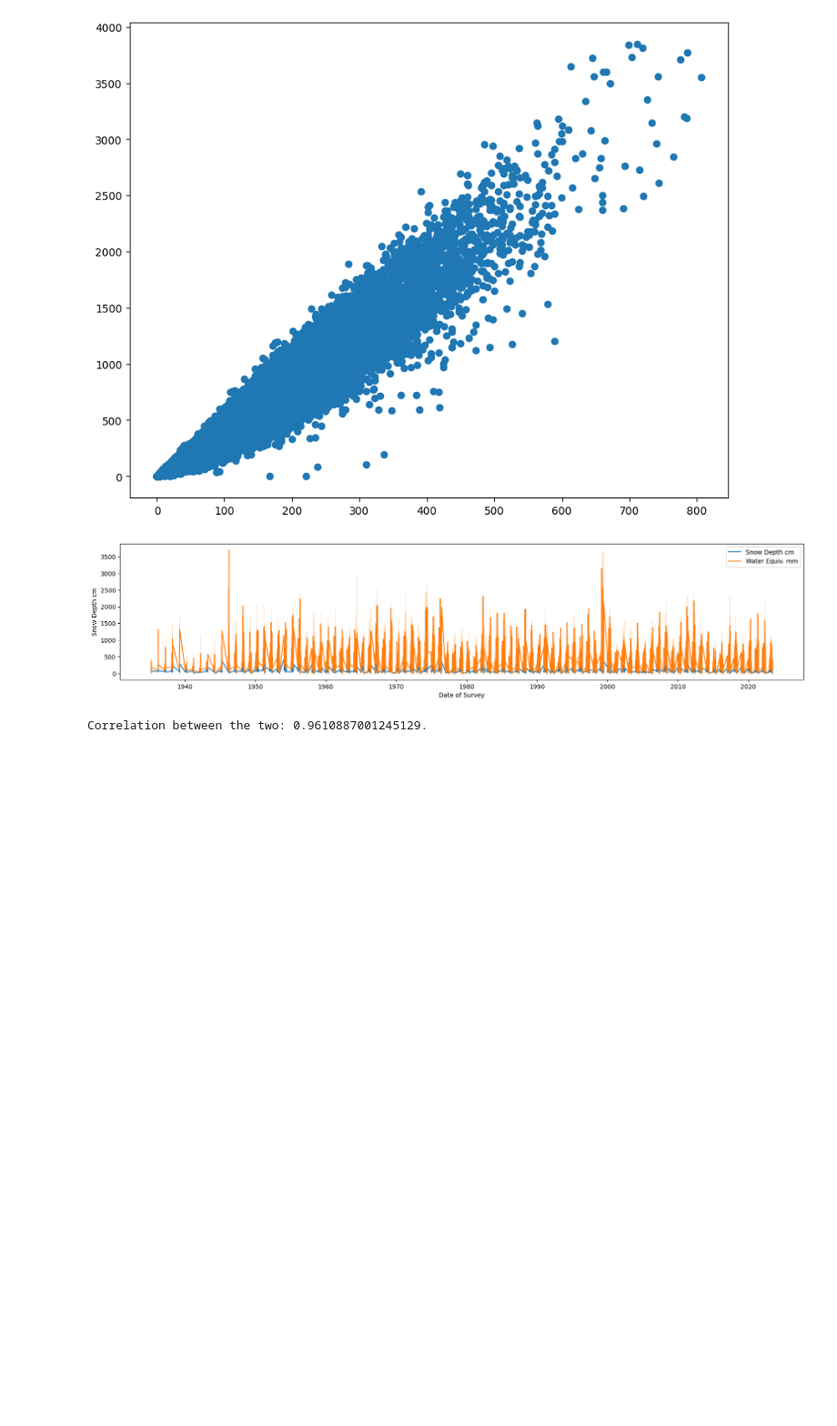
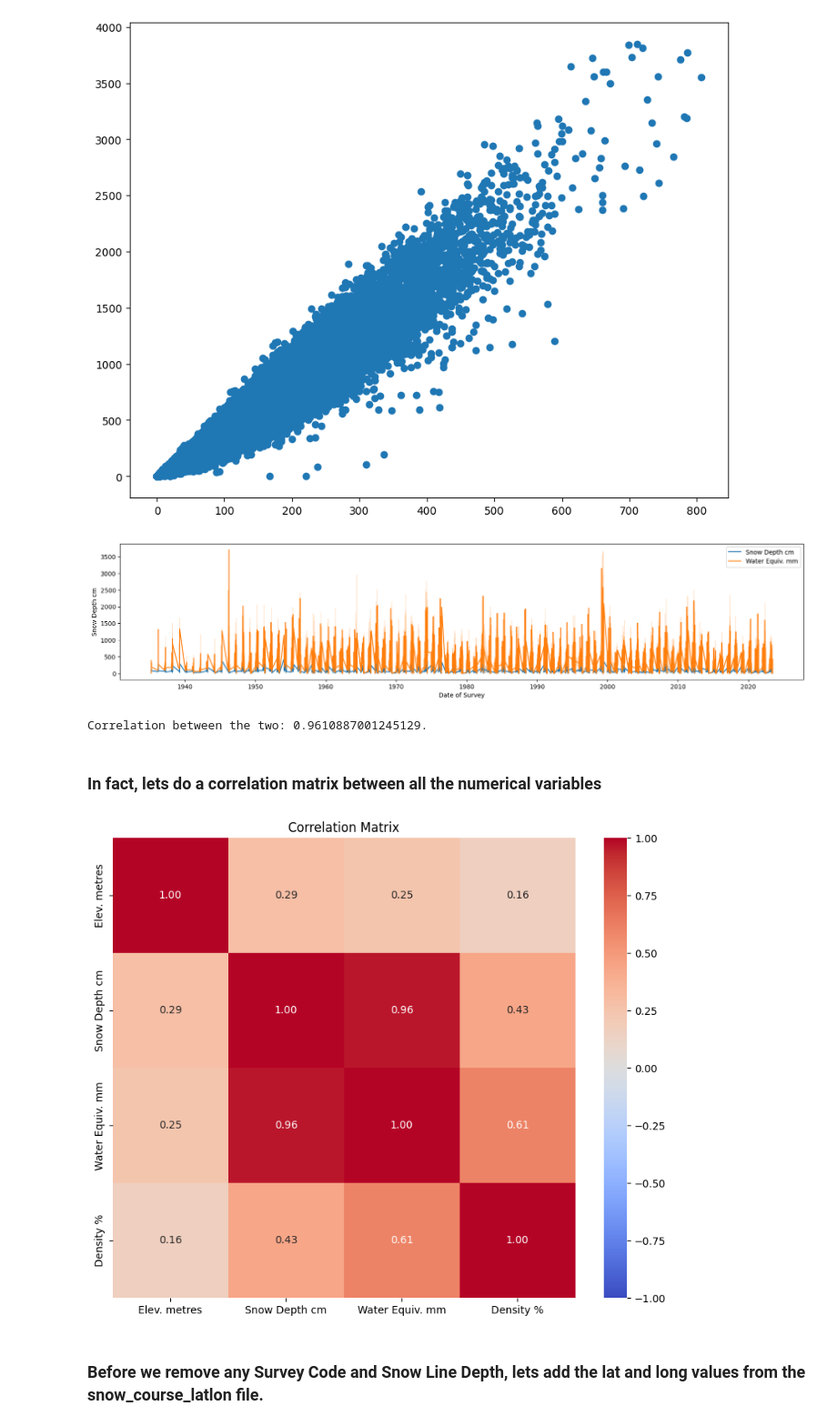
Before and after one commit to Oliver2552/Snow_Depth_Patterns_BC, a Jupyter notebook: src/snow_survey_EDA.ipynb, the cells around one changed output. Shown at 91% size. Saved outputs shown, nothing was run; the diff lists cells and outputs as text; code cells hidden in the pictures; blank space fills up the shorter version.

```diff
--- a/src/snow_survey_EDA.ipynb
+++ b/src/snow_survey_EDA.ipynb
@@ -444,3 +444,29 @@ print(f'Correlation between the two: {correlation}.')
 # a correlation of 0.96 implies a strong relationship..
 # %% [output]
 Correlation between the two: 0.9610887001245129.
+# %% [markdown]
+### In fact, lets do a correlation matrix between all the numerical variables
+# %%
+correlation_matrix = snow_survey_df2[['Elev. metres', 'Snow Depth cm', 'Water Equiv. mm', 'Density %']].corr()
+correlation_matrix
+
+plt.figure(figsize=(10,8))
+sns.heatmap(correlation_matrix, annot=True, cmap='coolwarm', fmt='.2f', vmin=-1, vmax=1)
+plt.title('Correlation Matrix')
+
+# Saving image to output folder - filepath for output folder:
+output_folder = '/Users/oscaramirmansour/midterm_project/output/'
+
+filename = 'CorrelationMatrix.png'
+
+output_path = output_folder + filename
+
+plt.savefig(output_path)
+
+plt.show()
+
+# strong correlations between snow depth and water equivalence and density and water equivalence.
+# %% [output]
+[figure, added]
+# %% [markdown]
+### Before we remove any Survey Code and Snow Line Depth, lets add the lat and long values from the snow_course_latlon file.
```
Also changed, not shown: parts of 4 cells of this notebook, 1 other file.
